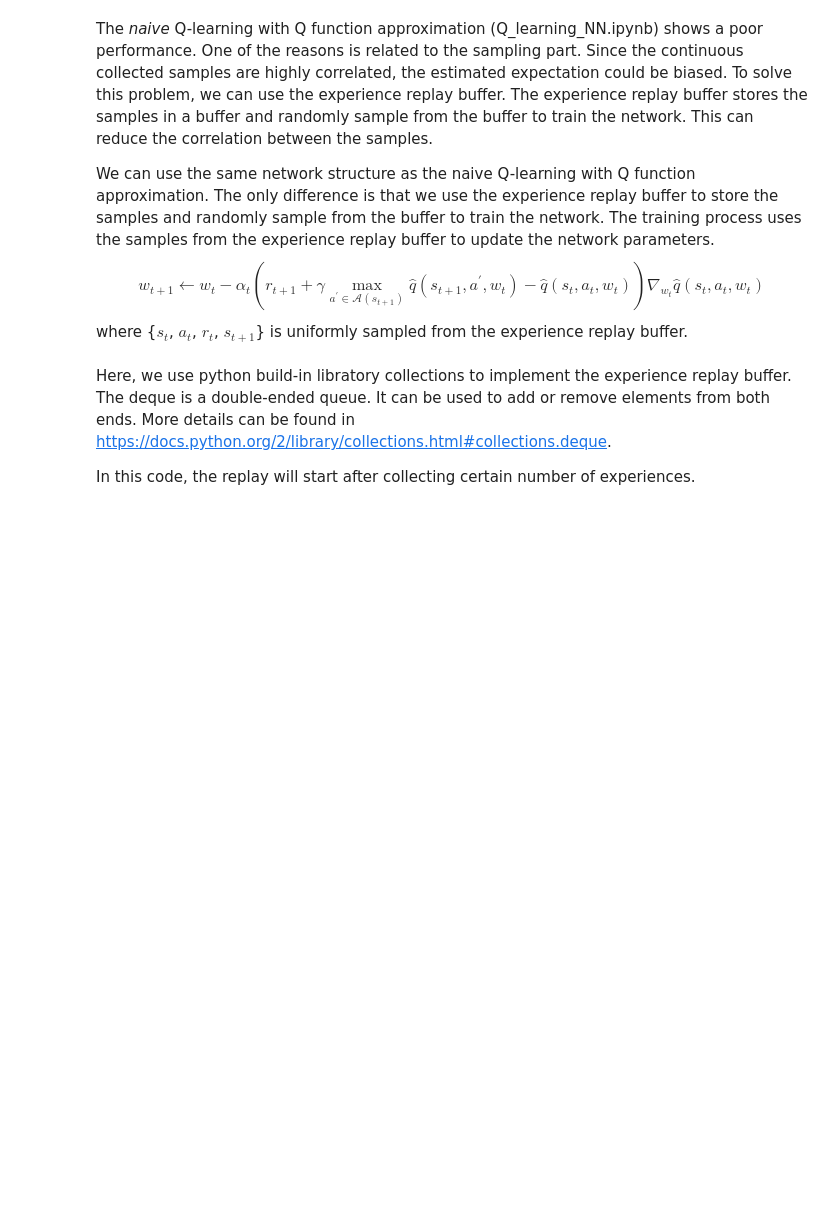
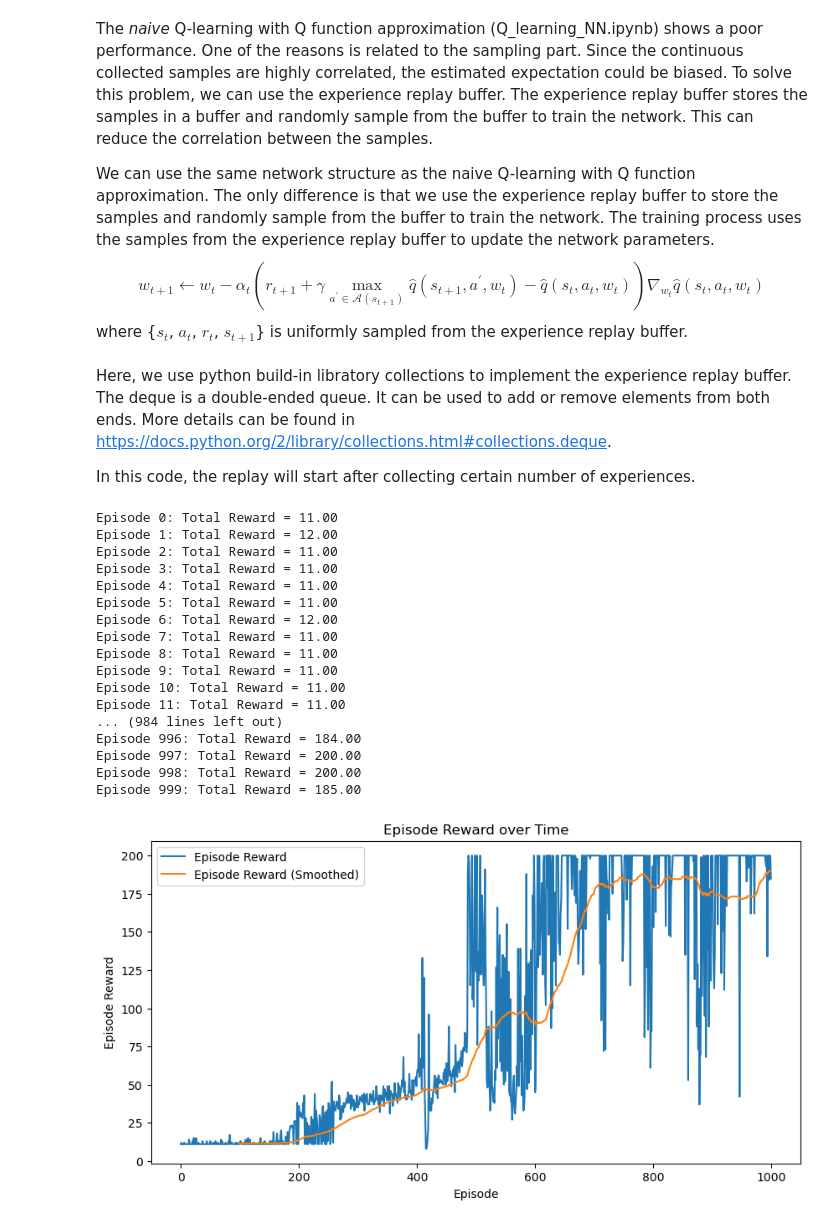
Before and after one commit to RanZhu1989/RL_PlayGround, a Jupyter notebook: Value_Function_Approximation/Q_learning_NN_ReplayBuffer.ipynb, the cells around one changed output. Saved outputs shown, nothing was run; the diff lists cells and outputs as text; code cells hidden in the pictures; blank space fills up the shorter version.

```diff
--- a/Value_Function_Approximation/Q_learning_NN_ReplayBuffer.ipynb
+++ b/Value_Function_Approximation/Q_learning_NN_ReplayBuffer.ipynb
@@ -70,11 +70,11 @@ class DQN_Agent():
                               batch_action:np.ndarray,
                               batch_reward:np.ndarray,
                               batch_next_obs:np.ndarray,
-                              batch_terminated:np.ndarray) -> None:
+                              batch_done:np.ndarray) -> None:
 
         """ Update the Q function by minimizing the TD-error """
         batch_current_Q = torch.gather(self.Q_func(batch_obs),1,batch_action).squeeze(1)
-        batch_TD_target = batch_reward + (1-batch_terminated) * self.gamma * self.Q_func(batch_next_obs).max(1)[0] # torch.max returns a tuple (max_value, index_of_max_value)
+        batch_TD_target = batch_reward + (1-batch_done) * self.gamma * self.Q_func(batch_next_obs).max(1)[0] # torch.max returns a tuple (max_value, index_of_max_value)
         loss = self.criteria(batch_current_Q,batch_TD_target)
 
         self.optimizer.zero_grad()
@@ -86,28 +86,28 @@ class DQN_Agent():
                         action:int,
                         reward:float,
                         next_obs:np.ndarray,
-                        terminated:bool) -> None:
+                        done:bool) -> None:
         """After each interaction with the environment, we call this function and check whether the replay buffer has enough experiences to start learning."""
         self.exp_counter += 1 # Update the Global Counter here, since we defined the counter in Agent class.
-        self.replay_buffer.append((obs,action,reward,next_obs,terminated)) # Store the experience in the replay buffer
+        self.replay_buffer.append((obs,action,reward,next_obs,done)) # Store the experience in the replay buffer
 
         # Start learning after the replay buffer has enough experiences
         if len(self.replay_buffer) > self.replay_start_size and self.exp_counter%self.replay_frequent == 0:
             self.batch_Q_approximation(*self.replay_buffer.sample(self.batch_size))
 # %%
 class Q_Network(torch.nn.Module):
+    """You can define your own network structure here."""
     def __init__(self,obs_dim:int,action_dim) -> None:
         super(Q_Network,self).__init__()
         self.fc1 = torch.nn.Linear(obs_dim,64)
-        self.fc2 = torch.nn.Linear(64,64)
-        self.fc3 = torch.nn.Linear(64,action_dim)
+        self.fc2 = torch.nn.Linear(64,action_dim)
 
     def forward(self,x:torch.Tensor) -> torch.Tensor:
         x = self.fc1(x)
         x = F.relu(x)
         x = self.fc2(x)
-        x = F.relu(x)
-        return self.fc3(x)
+
+        return x
 # %% [markdown]
 Here, we use python build-in libratory collections to implement the experience replay buffer. The deque is a double-ended queue. It can be used to add or remove elements from both ends. More details can be found in https://docs.python.org/2/library/collections.html#collections.deque.
 
@@ -129,7 +129,7 @@ class ReplayBuffer():
         """Here, we use random.sample to randomly select a batch of experiences from the replay buffer.
             Note that the return type of random.sample is a list, we need to convert it to a numpy array to avoid low efficiency"""
         mini_batch = random.sample(self.buffer,batch_size)
-        obs_batch, action_batch, reward_batch, next_obs_batch, terminated_batch = zip(*mini_batch)
+        obs_batch, action_batch, reward_batch, next_obs_batch, done_batch = zip(*mini_batch)
 
         obs_batch = np.array(obs_batch)
         next_obs_batch = np.array(next_obs_batch)
@@ -141,9 +141,9 @@ class ReplayBuffer():
 
         reward_batch = torch.tensor(reward_batch,dtype=torch.float32,device=self.device)
         next_obs_batch = torch.tensor(next_obs_batch,dtype=torch.float32,device=self.device)
-        terminated_batch = torch.tensor(terminated_batch,dtype=torch.int64,device=self.device)
+        done_batch = torch.tensor(done_batch,dtype=torch.int64,device=self.device)
 
-        return obs_batch, action_batch, reward_batch, next_obs_batch, terminated_batch
+        return obs_batch, action_batch, reward_batch, next_obs_batch, done_batch
 
     def __len__(self) -> int:
         return len(self.buffer)
@@ -222,11 +253,30 @@ class TrainManager():
 # %%
 if __name__ == "__main__":
-    env = gym.make('CartPole-v1')
+    env = gym.make('CartPole-v0')
     Manger = TrainManager(env = env,
-                        episode_num = 500,
+                        episode_num = 1000,
                         lr = 0.001,
                         gamma = 0.9,
                         epsilon = 0.1
                         )
     Manger.train()
     Manger.plotting()
+# %% [output]
+Episode 0: Total Reward = 11.00
+Episode 1: Total Reward = 12.00
+Episode 2: Total Reward = 11.00
+Episode 3: Total Reward = 11.00
+Episode 4: Total Reward = 11.00
+Episode 5: Total Reward = 11.00
+Episode 6: Total Reward = 12.00
+Episode 7: Total Reward = 11.00
+Episode 8: Total Reward = 11.00
+Episode 9: Total Reward = 11.00
+Episode 10: Total Reward = 11.00
+Episode 11: Total Reward = 11.00
+... (984 lines left out)
+Episode 996: Total Reward = 184.00
+Episode 997: Total Reward = 200.00
+Episode 998: Total Reward = 200.00
+Episode 999: Total Reward = 185.00
+[figure, added]
```
Also changed, not shown: parts of 1 cell of this notebook, 4 other files.
